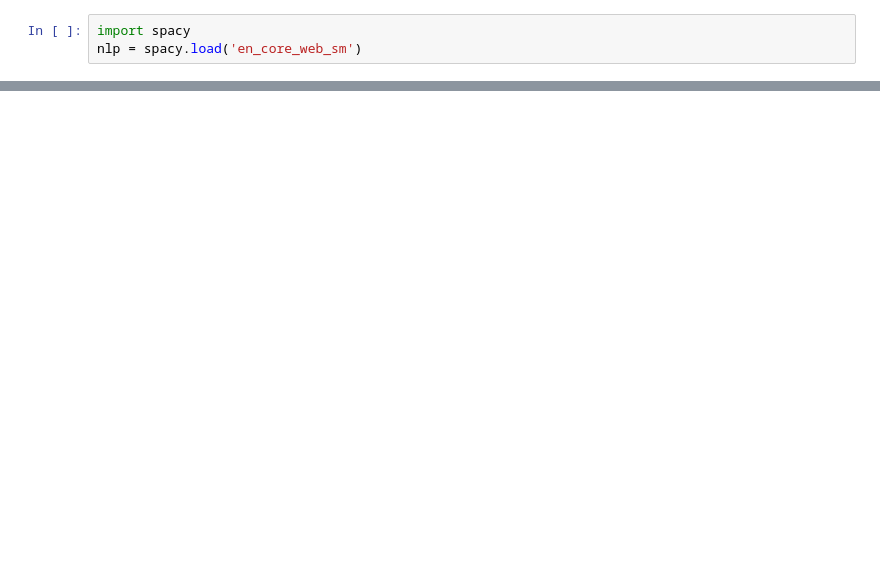
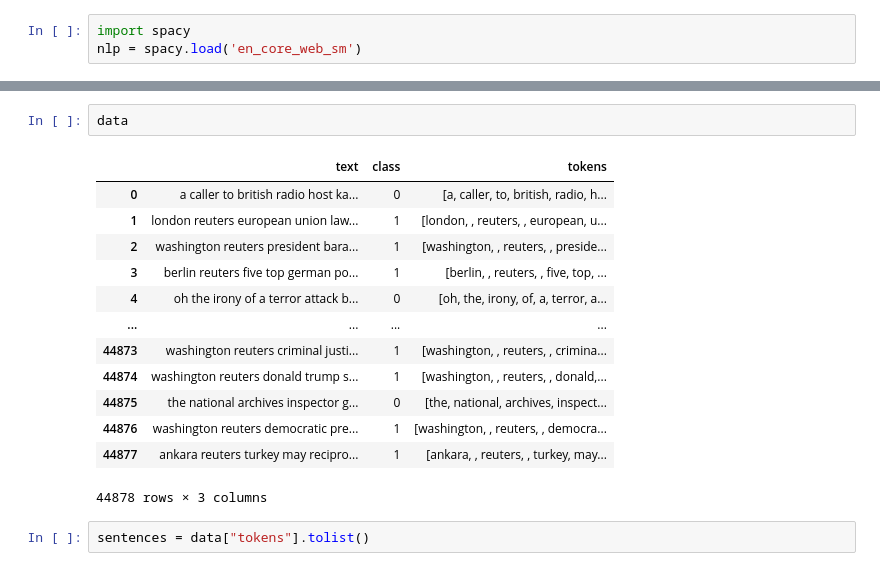
Before and after one commit to Ridham32/FakeNewsDetector, a Jupyter notebook: newsFake.ipynb, the cells around one changed output, grey strips where cells are left out. Drawn from its saved outputs; the diff is of its cells as text; blank space fills up the shorter version.

```diff
--- a/newsFake.ipynb
+++ b/newsFake.ipynb
@@ -194,0 +195,18 @@ KeyboardInterrupt:
+# %%
+data
+# %% [output]
+|  | text | class | tokens |
+| 0 | a caller to british radio host ka... | 0 | [a, caller, to, british, radio, h... |
+| 1 | london reuters european union law... | 1 | [london, , reuters, , european, u... |
+| 2 | washington reuters president bara... | 1 | [washington, , reuters, , preside... |
+| 3 | berlin reuters five top german po... | 1 | [berlin, , reuters, , five, top, ... |
+| 4 | oh the irony of a terror attack b... | 0 | [oh, the, irony, of, a, terror, a... |
+| ... | ... | ... | ... |
+| 44873 | washington reuters criminal justi... | 1 | [washington, , reuters, , crimina... |
+| 44874 | washington reuters donald trump s... | 1 | [washington, , reuters, , donald,... |
+| 44875 | the national archives inspector g... | 0 | [the, national, archives, inspect... |
+| 44876 | washington reuters democratic pre... | 1 | [washington, , reuters, , democra... |
+| 44877 | ankara reuters turkey may recipro... | 1 | [ankara, , reuters, , turkey, may... |
+44878 rows × 3 columns
+# %%
+sentences = data["tokens"].tolist()
```
Also changed, not shown: parts of 3 cells of this notebook.
